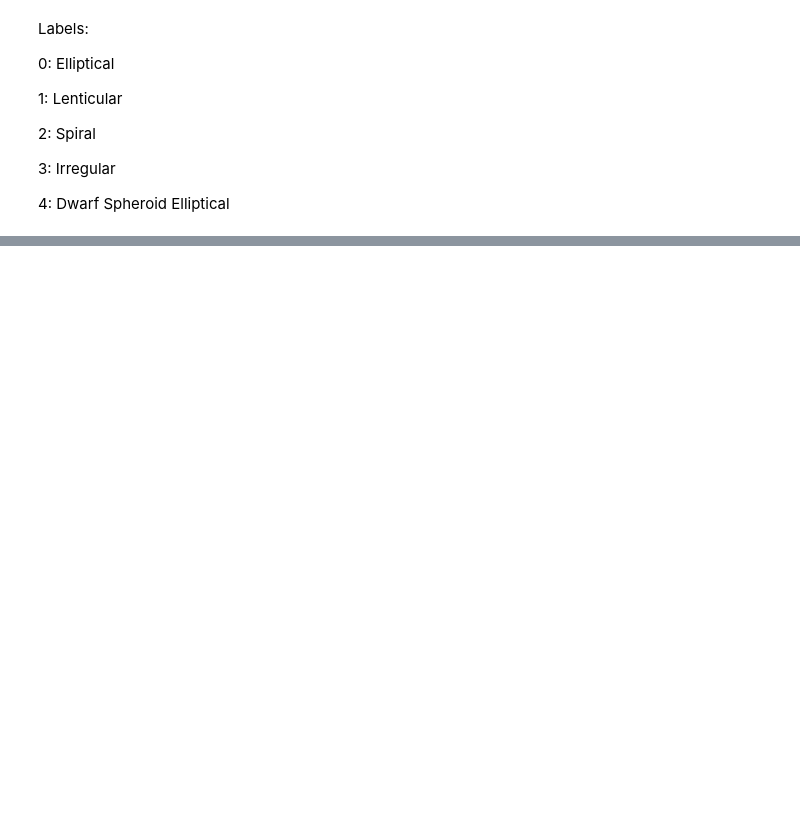
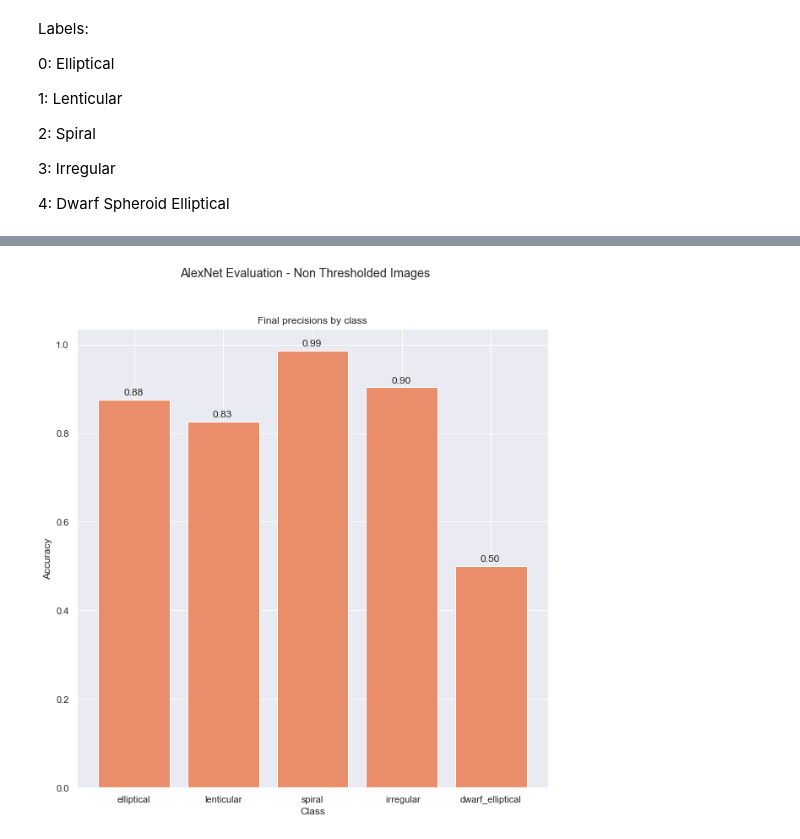
Before and after one commit to frankmaayn/galaxy_computer_vision_with_EFIGI_data, a Jupyter notebook: Notebooks/AlexNet_Eval.ipynb, the cells around one changed output, grey strips where cells are left out. Cells and saved outputs as stored; diff of their text form; code cells hidden in the pictures; blank space fills up the shorter version.

```diff
--- a/Notebooks/AlexNet_Eval.ipynb
+++ b/Notebooks/AlexNet_Eval.ipynb
@@ -97,0 +102,28 @@ plt.scatter(num_epochs, eval_data["epoch_acc"])
+# %%
+import matplotlib.pyplot as plt
+def plot_metric_byclass(epoch_metrics, metric, labels):
+
+    fig, ax = plt.subplots(figsize=(10, 10))
+    fig.suptitle('AlexNet Evaluation - Non Thresholded Images')
+    ax.set_title("Final " + metric + " by class")
+    ax.set_xlabel("Class")
+    ax.set_ylabel("Accuracy")
+
+    metric_list = []
+
+    for i in range(len(epoch_metrics["epoch_" + metric])):
+        metric_list.append(epoch_metrics["epoch_" + metric][i][-1])
+
+    x_locs = range(len(metric_list))
+    for i,  v in enumerate(metric_list):
+        plt.text(x_locs[i] - 0.12, v + 0.01, "{:.2f}".format(v))
+
+
+    plt.bar(x_locs, metric_list)
+    plt.xticks(x_locs, labels)
+# %%
+sns.set_palette(sns.color_palette("flare"))
+labels = ["elliptical", "lenticular", "spiral"," irregular", "dwarf_elliptical"]
+plot_metric_byclass(epoch_metrics, "precisions", labels)
+# %% [output]
+[figure, added]
```
Also changed, not shown: parts of 8 cells of this notebook, 1 other file.
